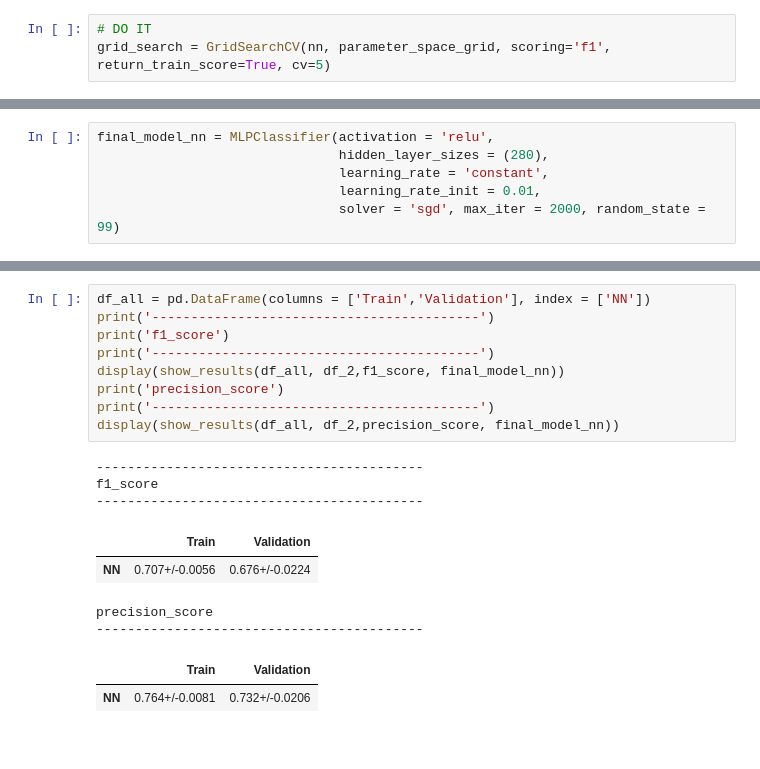
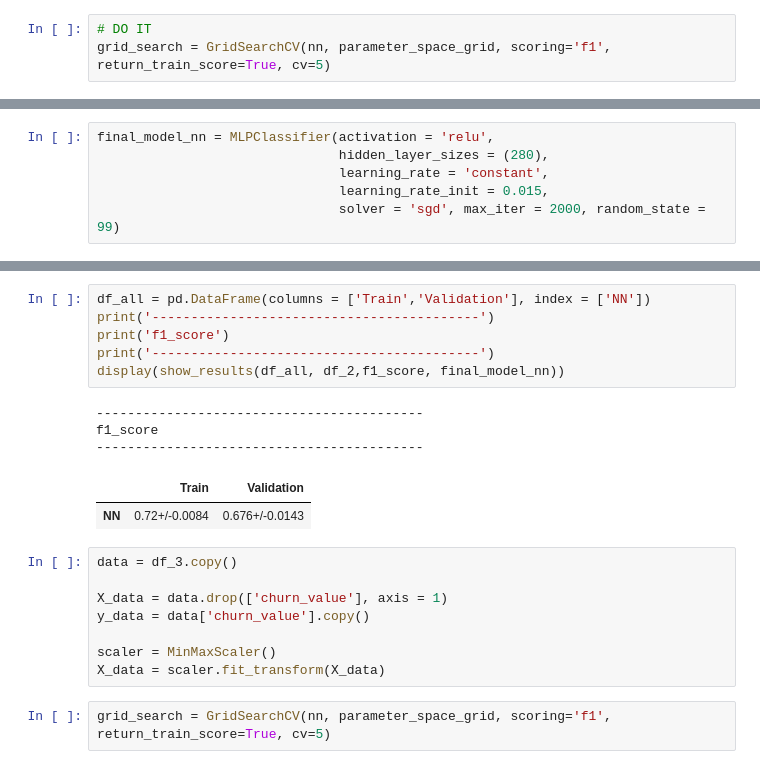
Before and after one commit to dalmeida64/NOVAIMS_EDSB25_30, a Jupyter notebook: src/03_Models/0304_Neural_Networks.ipynb, the cells around one changed output, grey strips where cells are left out. Saved outputs shown, nothing was run; the diff lists cells and outputs as text.

```diff
--- a/src/03_Models/0304_Neural_Networks.ipynb
+++ b/src/03_Models/0304_Neural_Networks.ipynb
@@ -281,5 +321,5 @@ Best Score:  0.9598479916289675
 final_model_nn = MLPClassifier(activation = 'relu',
                                hidden_layer_sizes = (280),
                                learning_rate = 'constant',
-                               learning_rate_init = 0.01,
+                               learning_rate_init = 0.015,
                                solver = 'sgd', max_iter = 2000, random_state = 99)
@@ -305,19 +326,22 @@ precision_score
 # %%
 df_all = pd.DataFrame(columns = ['Train','Validation'], index = ['NN'])
 print('------------------------------------------')
 print('f1_score')
 print('------------------------------------------')
 display(show_results(df_all, df_2,f1_score, final_model_nn))
-print('precision_score')
-print('------------------------------------------')
-display(show_results(df_all, df_2,precision_score, final_model_nn))
 # %% [output]
 ------------------------------------------
 f1_score
 ------------------------------------------
 |  | Train | Validation |
-| NN | 0.707+/-0.0056 | 0.676+/-0.0224 |
+| NN | 0.72+/-0.0084 | 0.676+/-0.0143 |
-precision_score
-------------------------------------------
-|  | Train | Validation |
-| NN | 0.764+/-0.0081 | 0.732+/-0.0206 |
+# %%
+data = df_3.copy()
+
+X_data = data.drop(['churn_value'], axis = 1)
+y_data = data['churn_value'].copy()
+
+scaler = MinMaxScaler()
+X_data = scaler.fit_transform(X_data)
+# %%
+grid_search = GridSearchCV(nn, parameter_space_grid, scoring='f1', return_train_score=True, cv=5)
```
Also changed, not shown: parts of 15 cells of this notebook.
